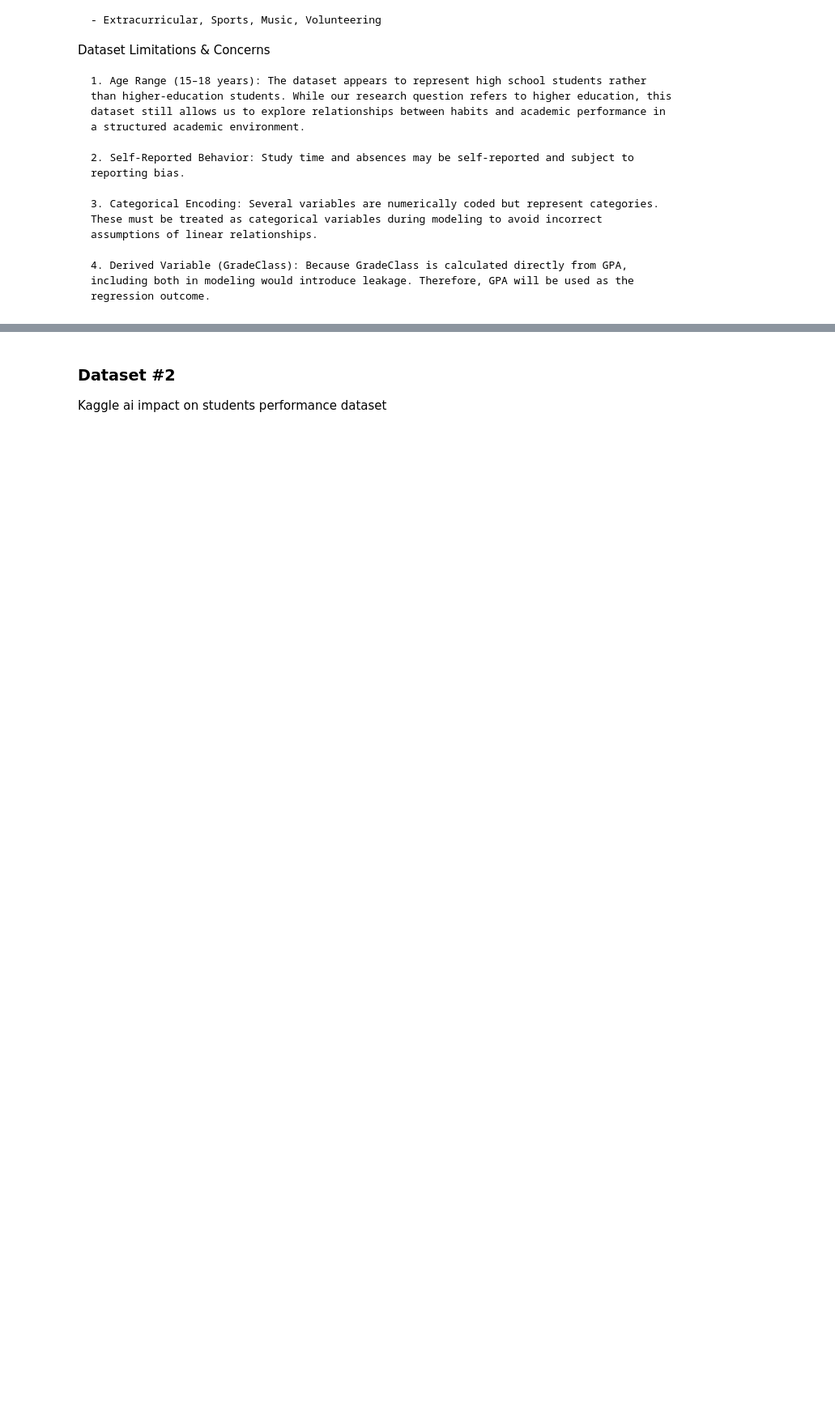
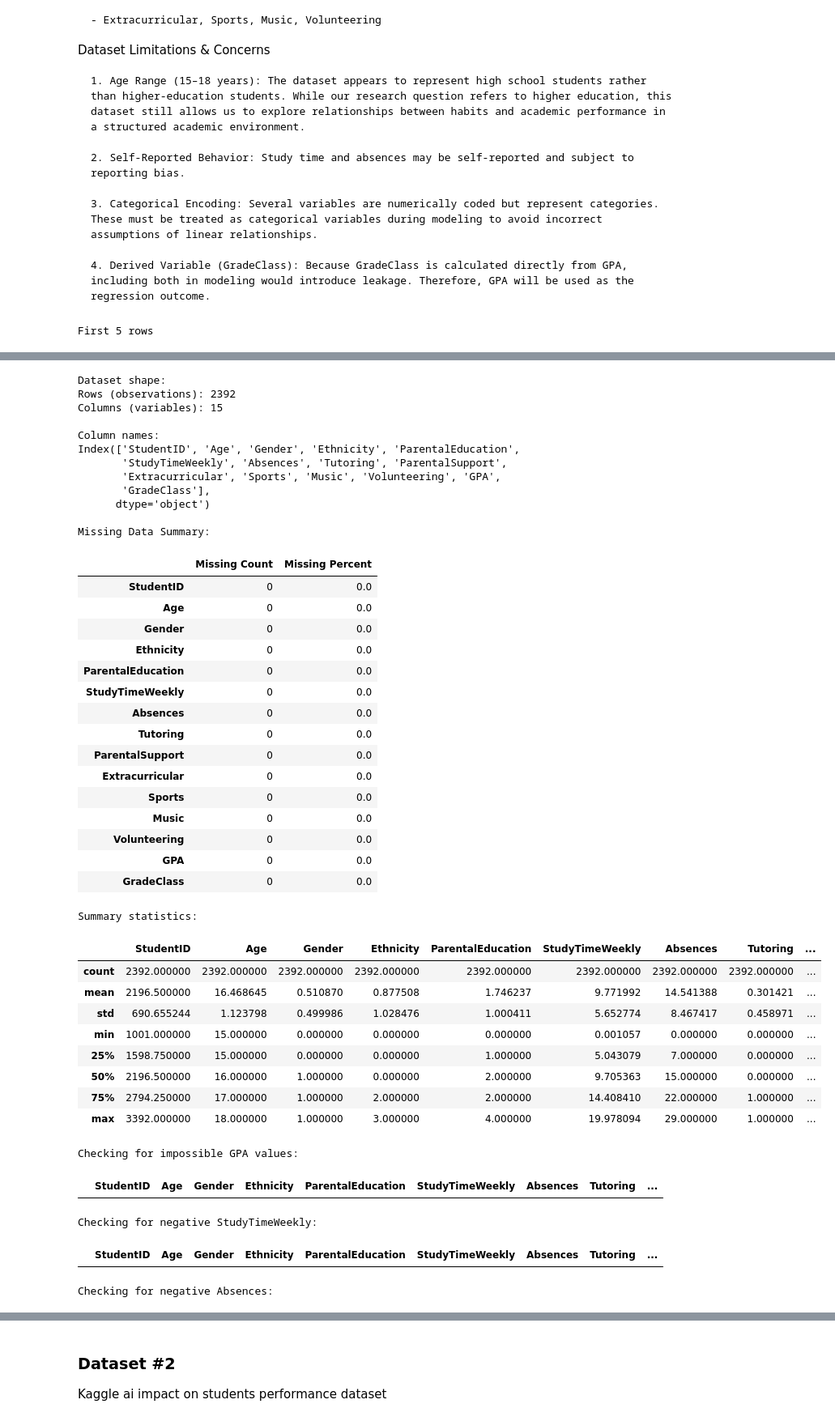
Before and after one commit to COGS108/Group016_WI26, a Jupyter notebook: 01-DataCheckpoint.ipynb, the cells around one changed output, grey strips where cells are left out. Shown at 81% size. Saved outputs shown, nothing was run; the diff lists cells and outputs as text; code cells hidden in the pictures; blank space fills up the shorter version.

```diff
--- a/01-DataCheckpoint.ipynb
+++ b/01-DataCheckpoint.ipynb
@@ -136,19 +137,7 @@ Dataset Limitations & Concerns
 
     4. Derived Variable (GradeClass): Because GradeClass is calculated directly from GPA, including both in modeling would introduce leakage. Therefore, GPA will be used as the regression outcome.
 # %%
-import pandas as pd
-import numpy as np
-from pathlib import Path
-
-RAW_PATH = Path("data/00-raw")
-INTERIM_PATH = Path("data/01-interim")
-PROCESSED_PATH = Path("data/02-processed")
-
-INTERIM_PATH.mkdir(parents=True, exist_ok=True)
-PROCESSED_PATH.mkdir(parents=True, exist_ok=True)
-
-#Load dataset
-df_raw = pd.read_csv(RAW_PATH / "Student_performance_data_.csv")
+df_raw = pd.read_csv('data/00-raw/student-performance.csv')
 df = df_raw.copy()
 
 print("First 5 rows")
@@ -163,7 +152,7 @@ print("\nColumn names:")
 print(df.columns)
 
 #Missing data Analysis
-missing_counts = df.isna(),sum()
+missing_counts = df.isna().sum()
 missing_percent = df.isna().mean() * 100
 
 missing_summary = pd.DataFrame({
@@ -185,7 +174,7 @@ print("\nChecking for negative StudyTimeWeekly:")
 display(df[df["StudyTimeWeekly"]<0])
 
 print("\nChecking for negative Absences:")
-display(df[df["Absences:"]<0])
+display(df[df["Absences"]<0])
 
 # Convert categorical vars
 categorical_cols = [
@@ -200,8 +189,10 @@ for col in categorical_cols:
 
 df_clean = df.drop(columns=["GradeClass"])
 
-df_raw.to_csv(INTERIM_PATH / "students_interim.csv", index=False)
-df_clean.to_csv(PROCESSED_PATH / "students_processed.csv", index=False)
+df_raw.to_csv("data/01-interim/students_interim.csv", index=False)
+df_clean.to_csv("data/02-processed/students_processed.csv", index=False)
 
 print("\nFinal cleaned dataset shape:")
 print(df_clean.shape)
+# %% [output]
+First 5 rows
@@ -207,0 +205,43 @@ print(df_clean.shape)
+Dataset shape:
+Rows (observations): 2392
+Columns (variables): 15
+
+Column names:
+Index(['StudentID', 'Age', 'Gender', 'Ethnicity', 'ParentalEducation',
+       'StudyTimeWeekly', 'Absences', 'Tutoring', 'ParentalSupport',
+       'Extracurricular', 'Sports', 'Music', 'Volunteering', 'GPA',
+       'GradeClass'],
+      dtype='object')
+
+Missing Data Summary:
+|  | Missing Count | Missing Percent |
+| StudentID | 0 | 0.0 |
+| Age | 0 | 0.0 |
+| Gender | 0 | 0.0 |
+| Ethnicity | 0 | 0.0 |
+| ParentalEducation | 0 | 0.0 |
+| StudyTimeWeekly | 0 | 0.0 |
+| Absences | 0 | 0.0 |
+| Tutoring | 0 | 0.0 |
+| ParentalSupport | 0 | 0.0 |
+| Extracurricular | 0 | 0.0 |
+| Sports | 0 | 0.0 |
+| Music | 0 | 0.0 |
+| Volunteering | 0 | 0.0 |
+| GPA | 0 | 0.0 |
+| GradeClass | 0 | 0.0 |
+Summary statistics:
+|  | StudentID | Age | Gender | Ethnicity | ParentalEducation | StudyTimeWeekly | Absences | Tutoring | ... |
+| count | 2392.000000 | 2392.000000 | 2392.000000 | 2392.000000 | 2392.000000 | 2392.000000 | 2392.000000 | 2392.000000 | ... |
+| mean | 2196.500000 | 16.468645 | 0.510870 | 0.877508 | 1.746237 | 9.771992 | 14.541388 | 0.301421 | ... |
+| std | 690.655244 | 1.123798 | 0.499986 | 1.028476 | 1.000411 | 5.652774 | 8.467417 | 0.458971 | ... |
+| min | 1001.000000 | 15.000000 | 0.000000 | 0.000000 | 0.000000 | 0.001057 | 0.000000 | 0.000000 | ... |
+| 25% | 1598.750000 | 15.000000 | 0.000000 | 0.000000 | 1.000000 | 5.043079 | 7.000000 | 0.000000 | ... |
+| 50% | 2196.500000 | 16.000000 | 1.000000 | 0.000000 | 2.000000 | 9.705363 | 15.000000 | 0.000000 | ... |
+| 75% | 2794.250000 | 17.000000 | 1.000000 | 2.000000 | 2.000000 | 14.408410 | 22.000000 | 1.000000 | ... |
+| max | 3392.000000 | 18.000000 | 1.000000 | 3.000000 | 4.000000 | 19.978094 | 29.000000 | 1.000000 | ... |
+Checking for impossible GPA values:
+|  | StudentID | Age | Gender | Ethnicity | ParentalEducation | StudyTimeWeekly | Absences | Tutoring | ... |
+Checking for negative StudyTimeWeekly:
+|  | StudentID | Age | Gender | Ethnicity | ParentalEducation | StudyTimeWeekly | Absences | Tutoring | ... |
+Checking for negative Absences:
```
Also changed, not shown: parts of 2 cells of this notebook.
